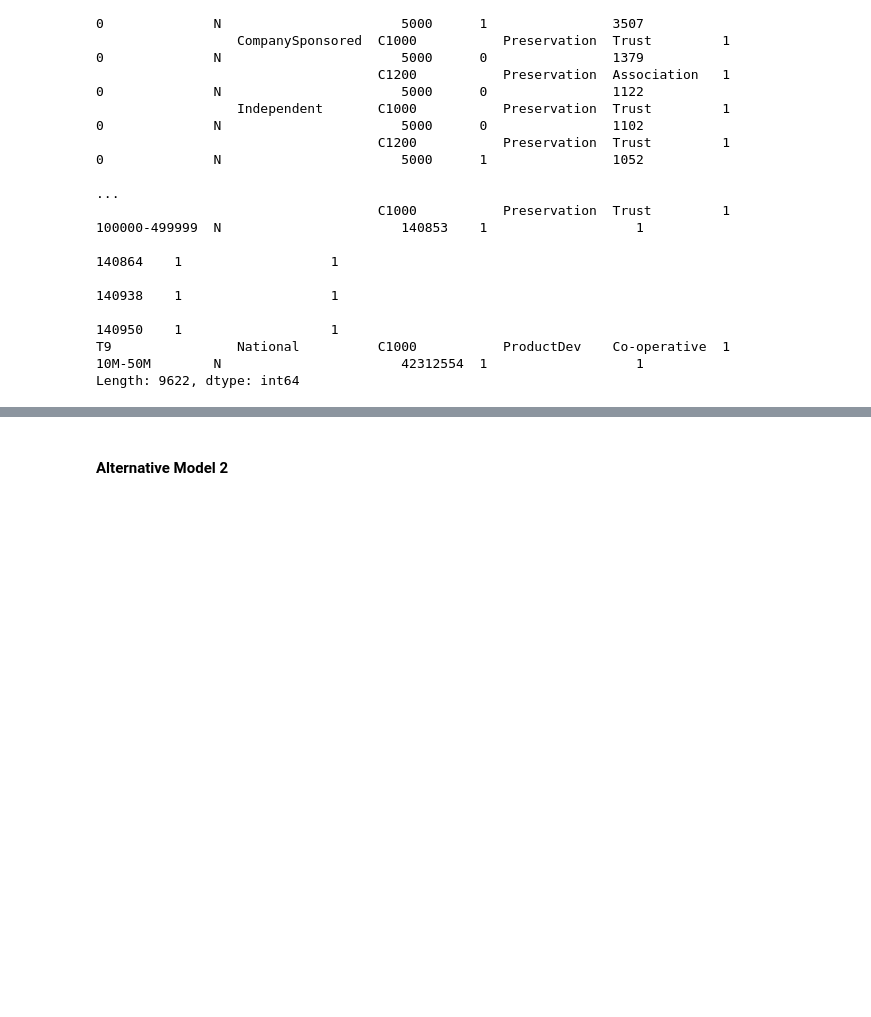
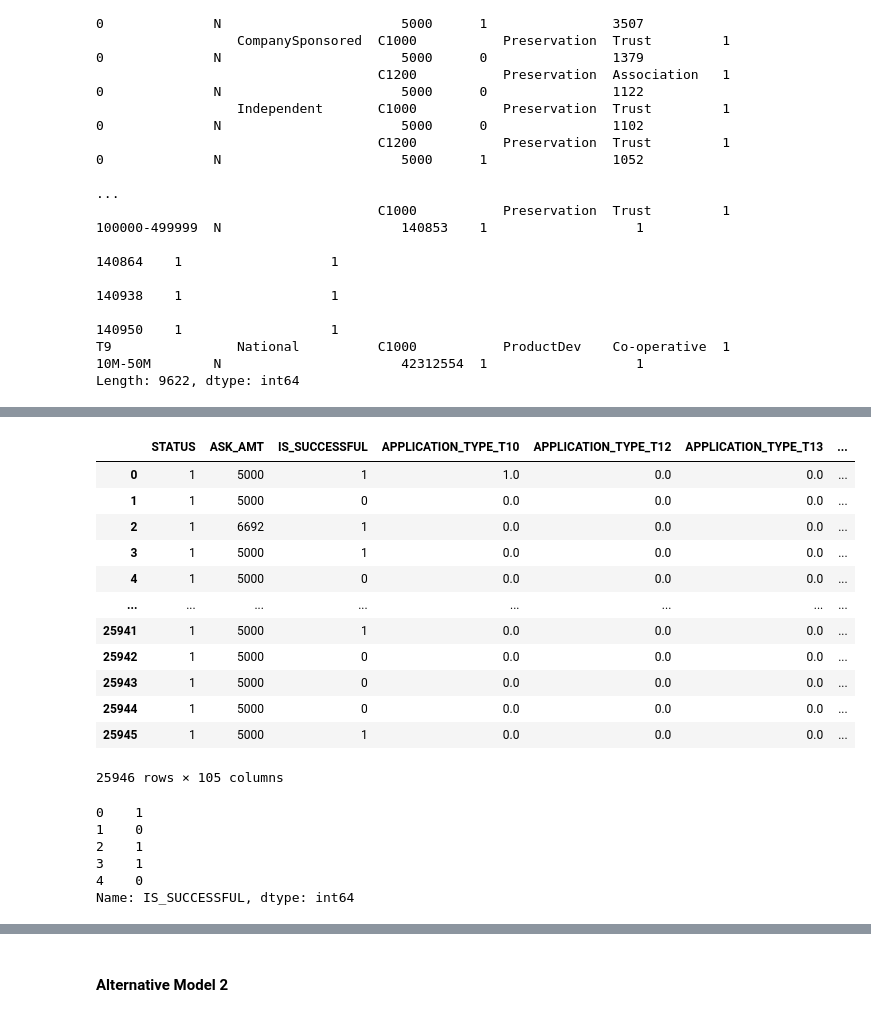
Before and after one commit to vishkast203/Challenge-Assignment-13, a Jupyter notebook: Starter_Code/venture_funding_with_deep_learning_FInal.ipynb, the cells around one changed output, grey strips where cells are left out. Cells and saved outputs as stored; diff of their text form; code cells hidden in the pictures; blank space fills up the shorter version.

```diff
--- a/Starter_Code/venture_funding_with_deep_learning_FInal.ipynb
+++ b/Starter_Code/venture_funding_with_deep_learning_FInal.ipynb
@@ -441,0 +490,9 @@ Length: 9622, dtype: int64
+# %%
+# Use OneHotEncoder module to encode the dataset
+#Imports
+from sklearn.preprocessing import OneHotEncoder
+#Create a OneHot Encoder Instance
+enc = OneHotEncoder(sparse=False)
+# Encode categorcal variables using OneHotEncoder
+encoded_alt1_data = enc.fit_transform(applicant_alt1_df[categorical_variables_alt1])
+enc.categories_
@@ -441,0 +517,13 @@ Length: 9622, dtype: int64
+# %%
+# Create a DataFrame with the encoded variables
+# The column names should match those of the encoded variables
+encoded_alt1_df = pd.DataFrame(
+    encoded_alt1_data,
+    columns= enc.get_feature_names(categorical_variables_alt1)
+)
+
+#Reset indices
+encoded_alt1_df.reset_index(drop=True, inplace=True)
+
+#Review dataframe
+encoded_alt1_df
@@ -441,0 +544,9 @@ Length: 9622, dtype: int64
+# %%
+#Create a DataFrame with the columnns containing numerical variables from the original dataset
+numerical_variables_alt1_df = applicant_alt1_df.drop(columns=categorical_variables_alt1)
+
+#Reset dataframe indices
+numerical_variables_alt1_df.reset_index(drop=True, inplace=True)
+
+# Review the DataFrame
+numerical_variables_alt1_df
@@ -441,0 +567,37 @@ Length: 9622, dtype: int64
+# %%
+# Using the Pandas concat function, combine the DataFrames the contain the encoded categorical data and the numerical data
+alt1_combined_df = pd.concat(
+    [numerical_variables_alt1_df,
+    encoded_alt1_df],
+    axis=1
+)
+
+#Review the dataframe
+alt1_combined_df
+# %% [output]
+|  | STATUS | ASK_AMT | IS_SUCCESSFUL | APPLICATION_TYPE_T10 | APPLICATION_TYPE_T12 | APPLICATION_TYPE_T13 | ... |
+| 0 | 1 | 5000 | 1 | 1.0 | 0.0 | 0.0 | ... |
+| 1 | 1 | 5000 | 0 | 0.0 | 0.0 | 0.0 | ... |
+| 2 | 1 | 6692 | 1 | 0.0 | 0.0 | 0.0 | ... |
+| 3 | 1 | 5000 | 1 | 0.0 | 0.0 | 0.0 | ... |
+| 4 | 1 | 5000 | 0 | 0.0 | 0.0 | 0.0 | ... |
+| ... | ... | ... | ... | ... | ... | ... | ... |
+| 25941 | 1 | 5000 | 1 | 0.0 | 0.0 | 0.0 | ... |
+| 25942 | 1 | 5000 | 0 | 0.0 | 0.0 | 0.0 | ... |
+| 25943 | 1 | 5000 | 0 | 0.0 | 0.0 | 0.0 | ... |
+| 25944 | 1 | 5000 | 0 | 0.0 | 0.0 | 0.0 | ... |
+| 25945 | 1 | 5000 | 1 | 0.0 | 0.0 | 0.0 | ... |
+25946 rows × 105 columns
+# %%
+# Define the target set y using the IS_SUCCESFUL column
+y_alt1 = alt1_combined_df["IS_SUCCESSFUL"]
+
+# Display a sample of y
+y_alt1[:5]
+# %% [output]
+0    1
+1    0
+2    1
+3    1
+4    0
+Name: IS_SUCCESSFUL, dtype: int64
```
Also changed, not shown: parts of 54 cells of this notebook.
